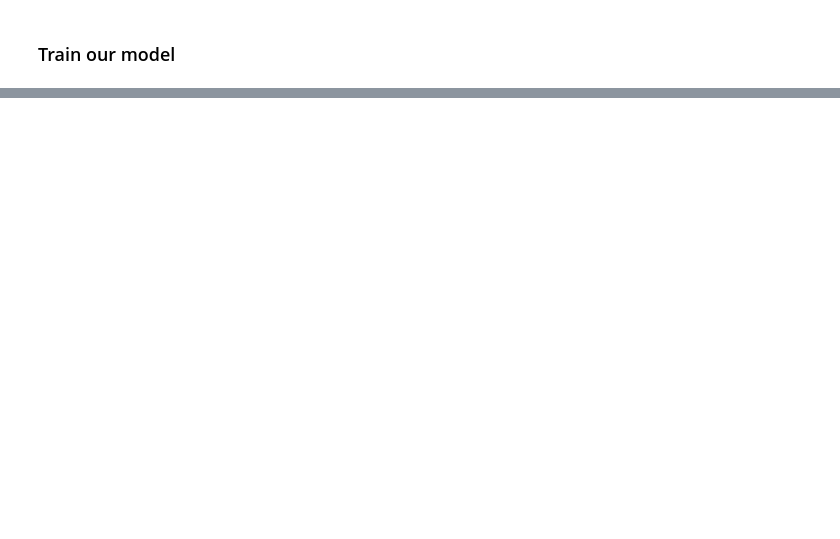
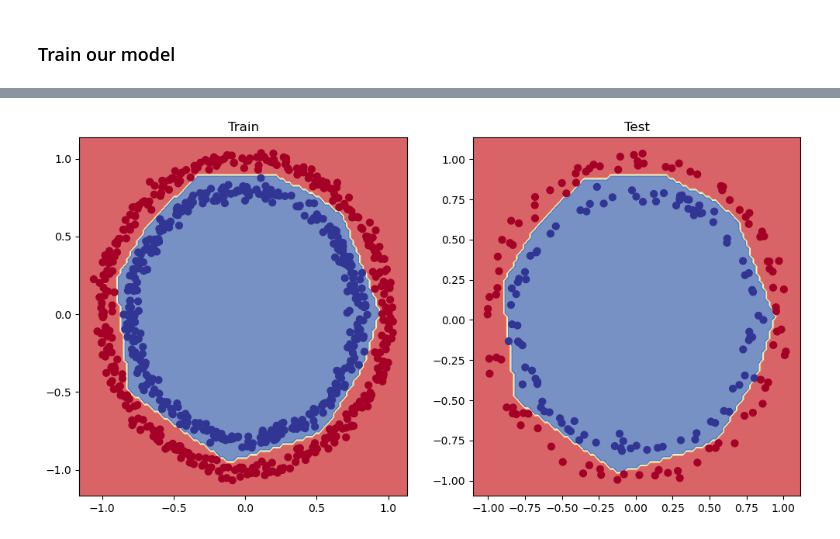
Before and after one commit to HenryGunadi/learn_deep_learning, a Jupyter notebook: notebooks/pytorch_classification.ipynb, the cells around one changed output, grey strips where cells are left out. Drawn from its saved outputs; the diff is of its cells as text; code cells hidden in the pictures; blank space fills up the shorter version.

```diff
--- a/notebooks/pytorch_classification.ipynb
+++ b/notebooks/pytorch_classification.ipynb
@@ -254,0 +421,5 @@ tensor([[1.],
+# %%
+loss_fn = nn.BCEWithLogitsLoss()
+
+optimizer = torch.optim.SGD(params=model_1.parameters(),
+                            lr=0.1)
@@ -254,0 +490,11 @@ tensor([[1.],
+# %%
+import matplotlib.pyplot as plt
+from sklearn.datasets import make_circles
+
+n_samples = 1000
+
+X, y = make_circles(n_samples,
+                    noise=0.03,
+                    random_state=42)
+
+plt.scatter(X[:, 0], X[:, 1], c=y, cmap=plt.cm.RdYlBu)
@@ -254,0 +504,7 @@ tensor([[1.],
+# %%
+X = torch.from_numpy(X).type(torch.float)
+y = torch.from_numpy(y).type(torch.float)
+
+X_train, X_test, y_train, y_test = train_test_split(X, y, test_size=0.2, random_state=42)
+
+X_train[:5], y_train[:5]
@@ -254,0 +518,11 @@ tensor([[1.],
+# %%
+class CircleModelV2(nn.Module):
+    def __init__(self):
+        super().__init__()
+        self.layer_1 = nn.Linear(in_features=2, out_features=10)
+        self.layer_2 = nn.Linear(in_features=10, out_features=10)
+        self.layer_3 = nn.Linear(in_features=10, out_features=1)
+        self.relu = nn.ReLU()
+
+    def forward(self, x: torch.Tensor) -> torch.Tensor:
+        return self.layer_3(self.relu(self.layer_2(self.relu(self.layer_1(x)))))
@@ -254,0 +595,10 @@ tensor([[1.],
+# %%
+plt.figure(figsize=(12, 6))
+plt.subplot(1, 2, 1)
+plt.title("Train")
+plot_decision_boundary(model_2, X_train, y_train)
+plt.subplot(1, 2, 2)
+plt.title("Test")
+plot_decision_boundary(model_2, X_test, y_test)
+# %% [output]
+[figure, added]
```
Also changed, not shown: parts of 23 cells of this notebook, 2 other files.
